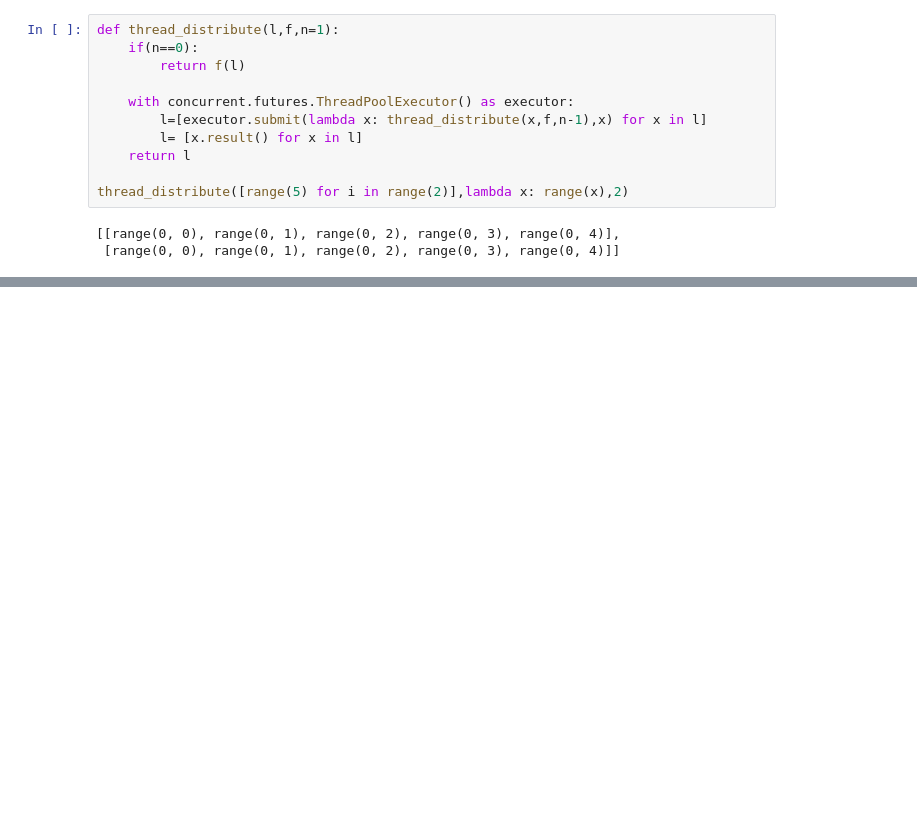
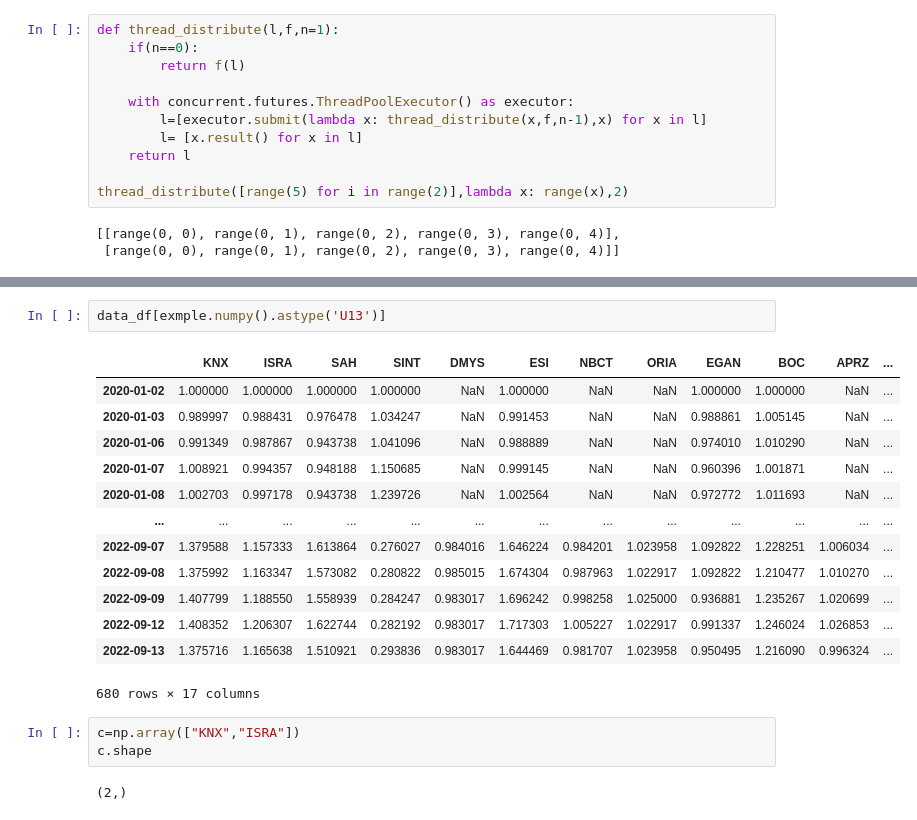
Before and after one commit to nevakrien/stock-bot, a Jupyter notebook: data handeling.ipynb, the cells around one changed output, grey strips where cells are left out. Cells and saved outputs as stored; diff of their text form; blank space fills up the shorter version.

```diff
--- a/data handeling.ipynb
+++ b/data handeling.ipynb
@@ -245,0 +296,21 @@ x=[tf.constant(x) for x in x]
+# %%
+data_df[exmple.numpy().astype('U13')]
+# %% [output]
+|  | KNX | ISRA | SAH | SINT | DMYS | ESI | NBCT | ORIA | EGAN | BOC | APRZ | ... |
+| 2020-01-02 | 1.000000 | 1.000000 | 1.000000 | 1.000000 | NaN | 1.000000 | NaN | NaN | 1.000000 | 1.000000 | NaN | ... |
+| 2020-01-03 | 0.989997 | 0.988431 | 0.976478 | 1.034247 | NaN | 0.991453 | NaN | NaN | 0.988861 | 1.005145 | NaN | ... |
+| 2020-01-06 | 0.991349 | 0.987867 | 0.943738 | 1.041096 | NaN | 0.988889 | NaN | NaN | 0.974010 | 1.010290 | NaN | ... |
+| 2020-01-07 | 1.008921 | 0.994357 | 0.948188 | 1.150685 | NaN | 0.999145 | NaN | NaN | 0.960396 | 1.001871 | NaN | ... |
+| 2020-01-08 | 1.002703 | 0.997178 | 0.943738 | 1.239726 | NaN | 1.002564 | NaN | NaN | 0.972772 | 1.011693 | NaN | ... |
+| ... | ... | ... | ... | ... | ... | ... | ... | ... | ... | ... | ... | ... |
+| 2022-09-07 | 1.379588 | 1.157333 | 1.613864 | 0.276027 | 0.984016 | 1.646224 | 0.984201 | 1.023958 | 1.092822 | 1.228251 | 1.006034 | ... |
+| 2022-09-08 | 1.375992 | 1.163347 | 1.573082 | 0.280822 | 0.985015 | 1.674304 | 0.987963 | 1.022917 | 1.092822 | 1.210477 | 1.010270 | ... |
+| 2022-09-09 | 1.407799 | 1.188550 | 1.558939 | 0.284247 | 0.983017 | 1.696242 | 0.998258 | 1.025000 | 0.936881 | 1.235267 | 1.020699 | ... |
+| 2022-09-12 | 1.408352 | 1.206307 | 1.622744 | 0.282192 | 0.983017 | 1.717303 | 1.005227 | 1.022917 | 0.991337 | 1.246024 | 1.026853 | ... |
+| 2022-09-13 | 1.375716 | 1.165638 | 1.510921 | 0.293836 | 0.983017 | 1.644469 | 0.981707 | 1.023958 | 0.950495 | 1.216090 | 0.996324 | ... |
+680 rows × 17 columns
+# %%
+c=np.array(["KNX","ISRA"])
+c.shape
+# %% [output]
+(2,)
```
Also changed, not shown: parts of 20 cells of this notebook.
